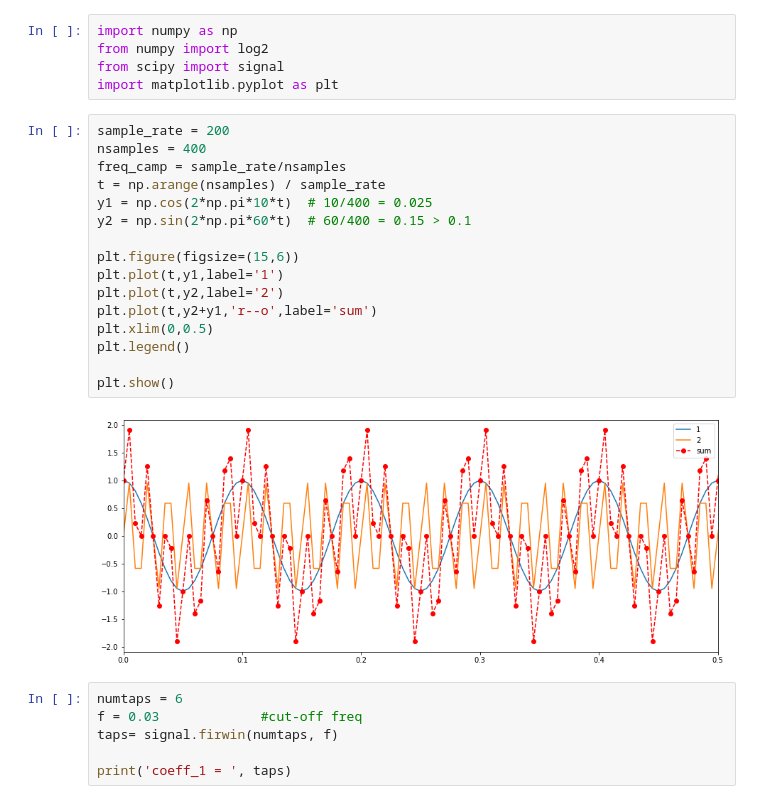
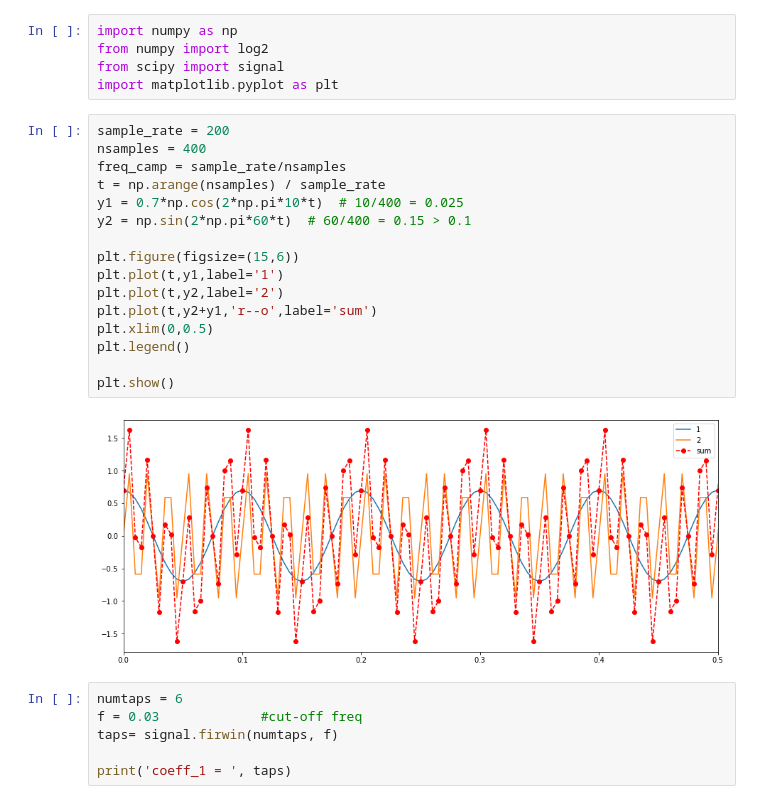
Before and after one commit to dariobaron/MAPD-A-fir-filter, a Jupyter notebook: FIRfilter_python.ipynb, the cells around one changed output. Cells and saved outputs as stored; diff of their text form.

```diff
--- a/FIRfilter_python.ipynb
+++ b/FIRfilter_python.ipynb
@@ -6,21 +6,21 @@ import matplotlib.pyplot as plt
 # %%
 sample_rate = 200
 nsamples = 400
 freq_camp = sample_rate/nsamples
 t = np.arange(nsamples) / sample_rate
-y1 = np.cos(2*np.pi*10*t)  # 10/400 = 0.025
+y1 = 0.7*np.cos(2*np.pi*10*t)  # 10/400 = 0.025
 y2 = np.sin(2*np.pi*60*t)  # 60/400 = 0.15 > 0.1
 
 plt.figure(figsize=(15,6))
 plt.plot(t,y1,label='1')
 plt.plot(t,y2,label='2')
 plt.plot(t,y2+y1,'r--o',label='sum')
 plt.xlim(0,0.5)
 plt.legend()
 
 plt.show()
 # %% [output]
-[figure, old version]
+[figure, new version]
 # %%
 numtaps = 6
 f = 0.03             #cut-off freq
```
Also changed, not shown: parts of 12 cells of this notebook, 7 other files.
